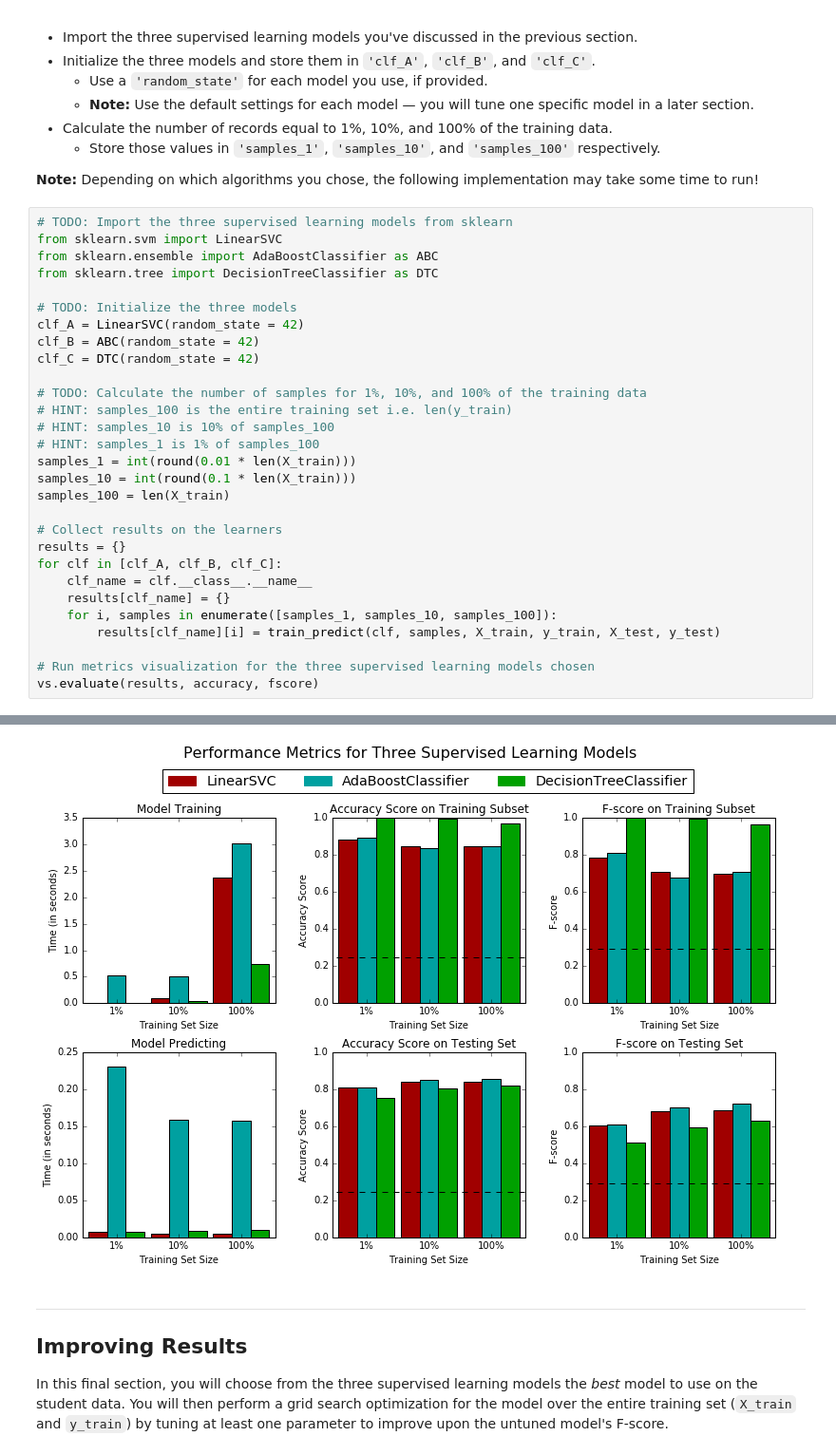
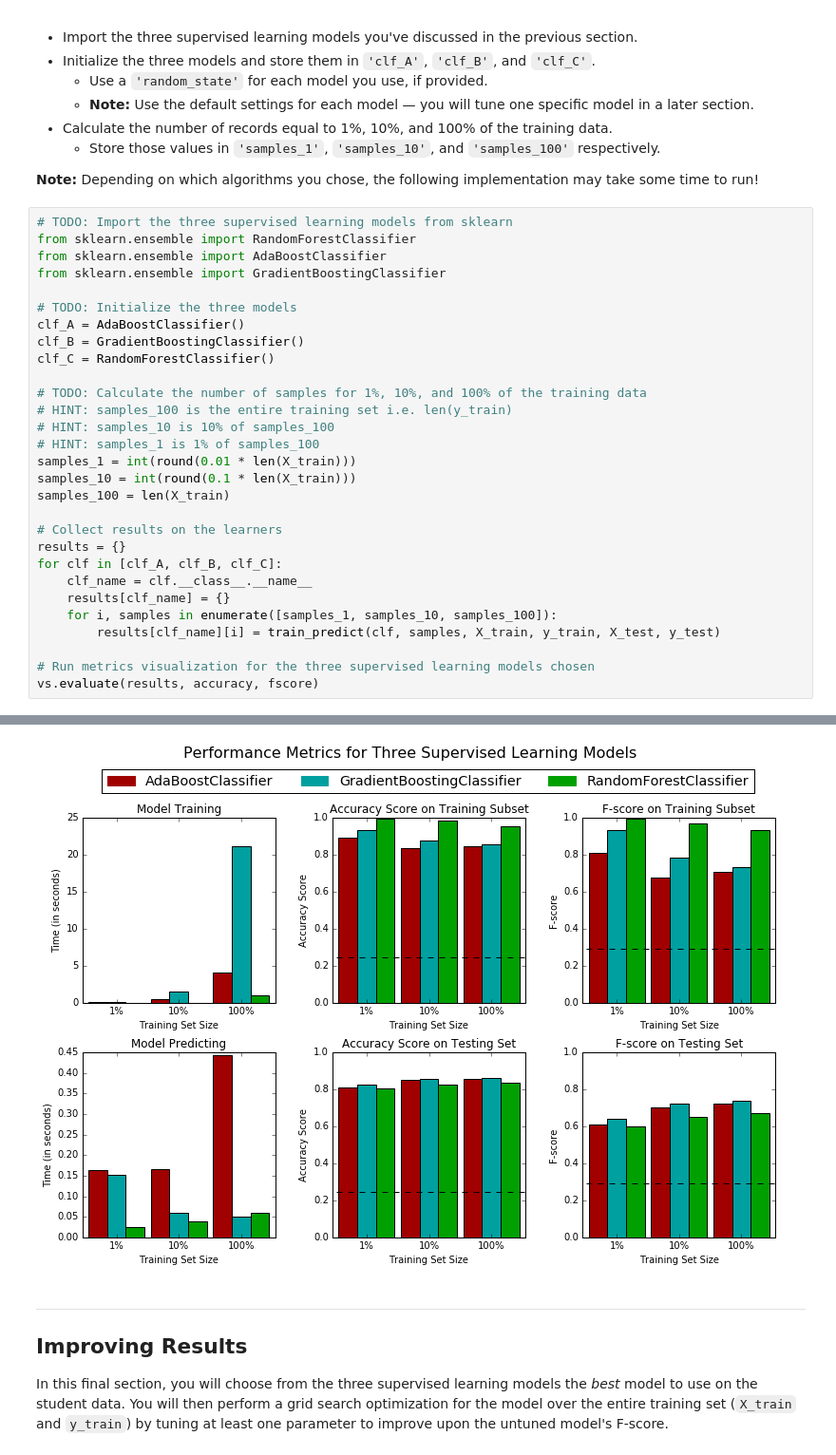
Before and after one commit to nidhinayak86/udacity, a Jupyter notebook: projects/finding_donors/finding_donors.ipynb, the cells around one changed output, grey strips where cells are left out. Shown at 95% size. Cells and saved outputs as stored; diff of their text form.

```diff
--- a/projects/finding_donors/finding_donors.ipynb
+++ b/projects/finding_donors/finding_donors.ipynb
@@ -405,14 +405,14 @@ In the code cell, you will need to implement the following:
 **Note:** Depending on which algorithms you chose, the following implementation may take some time to run!
 # %%
 # TODO: Import the three supervised learning models from sklearn
-from sklearn.svm import LinearSVC
-from sklearn.ensemble import AdaBoostClassifier as ABC
-from sklearn.tree import DecisionTreeClassifier as DTC
+from sklearn.ensemble import RandomForestClassifier
+from sklearn.ensemble import AdaBoostClassifier
+from sklearn.ensemble import GradientBoostingClassifier
 
 # TODO: Initialize the three models
-clf_A = LinearSVC(random_state = 42)
-clf_B = ABC(random_state = 42)
-clf_C = DTC(random_state = 42)
+clf_A = AdaBoostClassifier()
+clf_B = GradientBoostingClassifier()
+clf_C = RandomForestClassifier()
 
 # TODO: Calculate the number of samples for 1%, 10%, and 100% of the training data
 # HINT: samples_100 is the entire training set i.e. len(y_train)
@@ -445,4 +445,4 @@ DecisionTreeClassifier trained on 36177 samples.
-[figure, old version]
+[figure, new version]
 # %% [markdown]
 ----
 ## Improving Results
```
Also changed, not shown: parts of 1 cell of this notebook, 1 other file.
